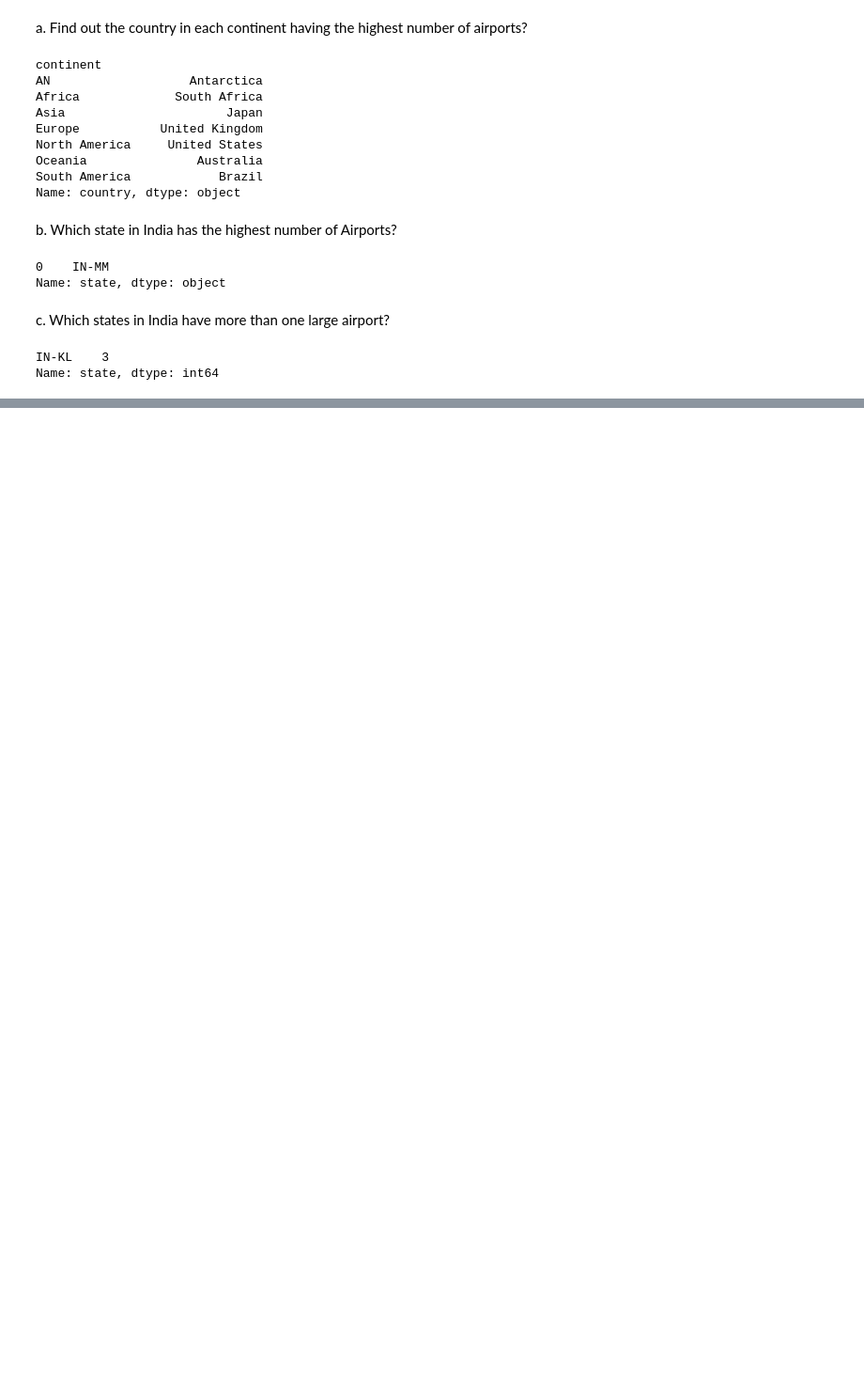
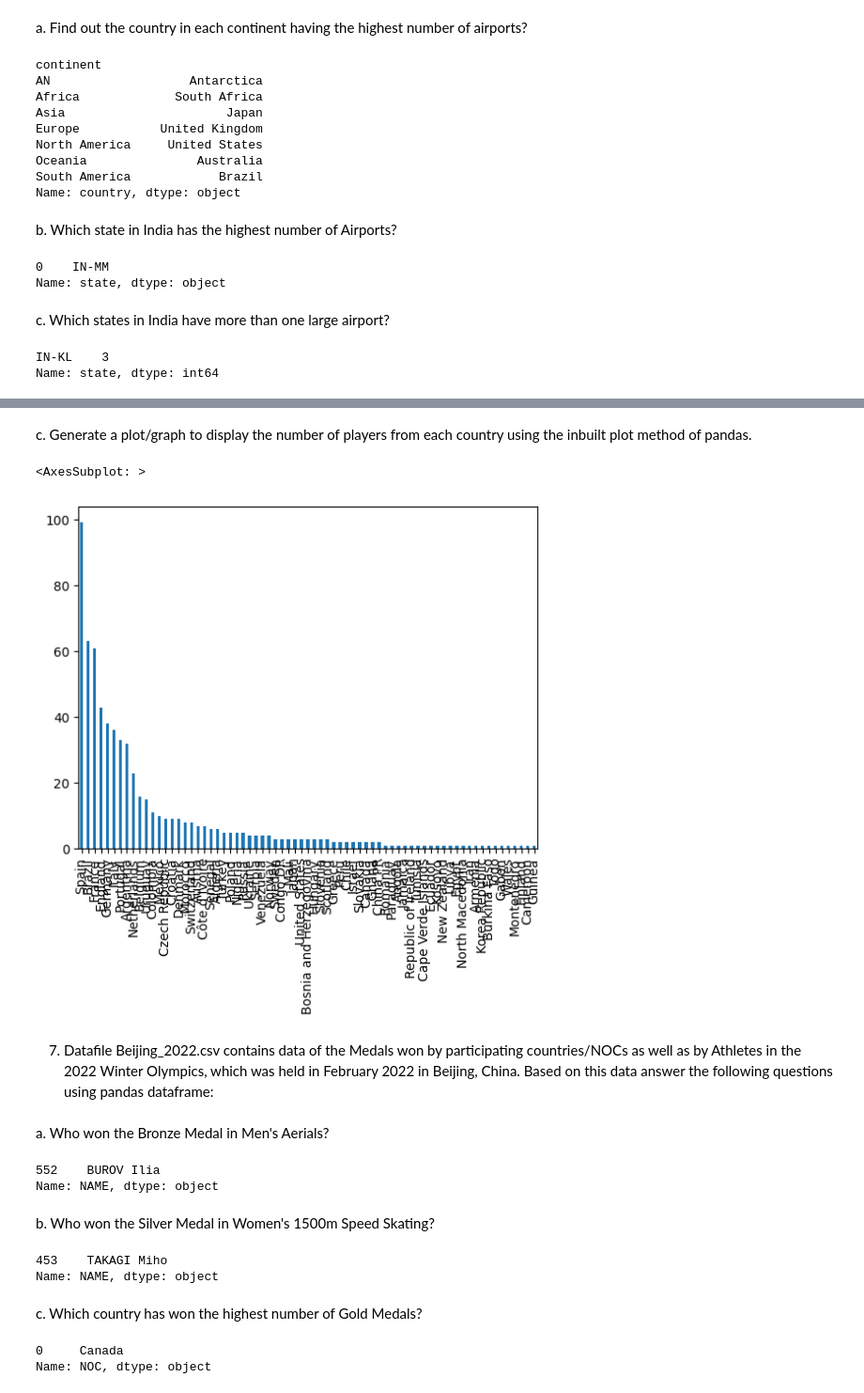
Before and after one commit to ViditDhull/PythonPractice, a Jupyter notebook: Practice questions/Practice_Questions_Vidit_108.ipynb, the cells around one changed output, grey strips where cells are left out. Shown at 94% size. Saved outputs shown, nothing was run; the diff lists cells and outputs as text; code cells hidden in the pictures; blank space fills up the shorter version.

```diff
--- a/Practice questions/Practice_Questions_Vidit_108.ipynb
+++ b/Practice questions/Practice_Questions_Vidit_108.ipynb
@@ -231,0 +217,2 @@ Name: state, dtype: int64
+# %%
+df = pd.read_csv('Top_650-FIFA.csv')
@@ -231,0 +240,13 @@ Name: state, dtype: int64
+# %% [markdown]
+c. Generate a plot/graph to display the number of players from each country
+using the inbuilt plot method of pandas.
+# %%
+df.nationality_name.value_counts().plot(kind = 'bar')
+# %% [output]
+<AxesSubplot: >
+[figure, added]
+# %% [markdown]
+7. Datafile Beijing_2022.csv contains data of the Medals won by participating
+countries/NOCs as well as by Athletes in the 2022 Winter Olympics, which was
+held in February 2022 in Beijing, China. Based on this data answer the following
+questions using pandas dataframe:
@@ -231,0 +255,21 @@ Name: state, dtype: int64
+# %% [markdown]
+a. Who won the Bronze Medal in Men's Aerials?
+# %%
+df[(df.EVENT== "Men's Aerials") & (df.MEDAL == 'Bronze')].NAME
+# %% [output]
+552    BUROV Ilia
+Name: NAME, dtype: object
+# %% [markdown]
+b. Who won the Silver Medal in Women's 1500m Speed Skating?
+# %%
+df[(df.MEDAL == 'Silver') & (df.SPORTS == 'Speed Skating') & (df.EVENT == "Women's 1500m")].NAME
+# %% [output]
+453    TAKAGI Miho
+Name: NAME, dtype: object
+# %% [markdown]
+c. Which country has won the highest number of Gold Medals?
+# %%
+df[df.MEDAL == "Gold"].NOC.mode()
+# %% [output]
+0     Canada
+Name: NOC, dtype: object
```
Also changed, not shown: parts of 12 cells of this notebook, 1 other file.
